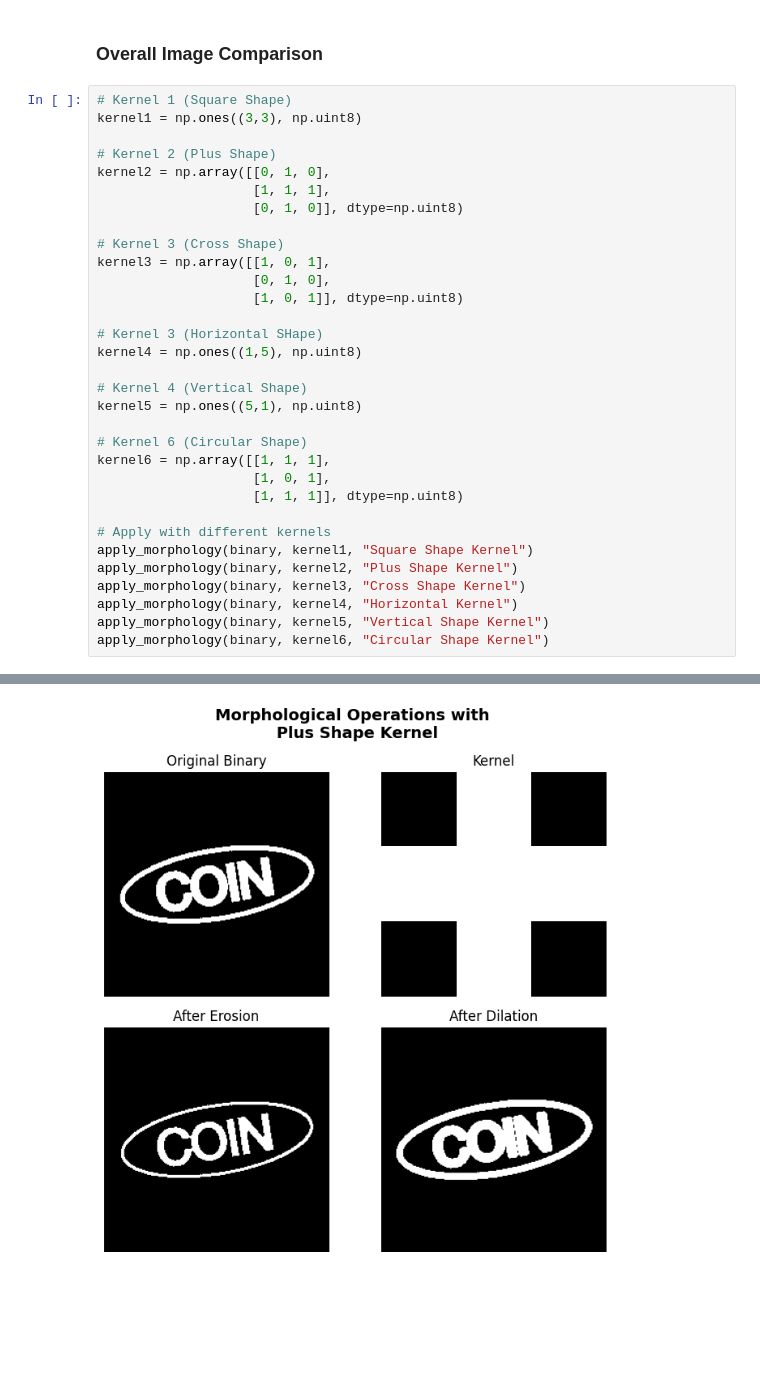
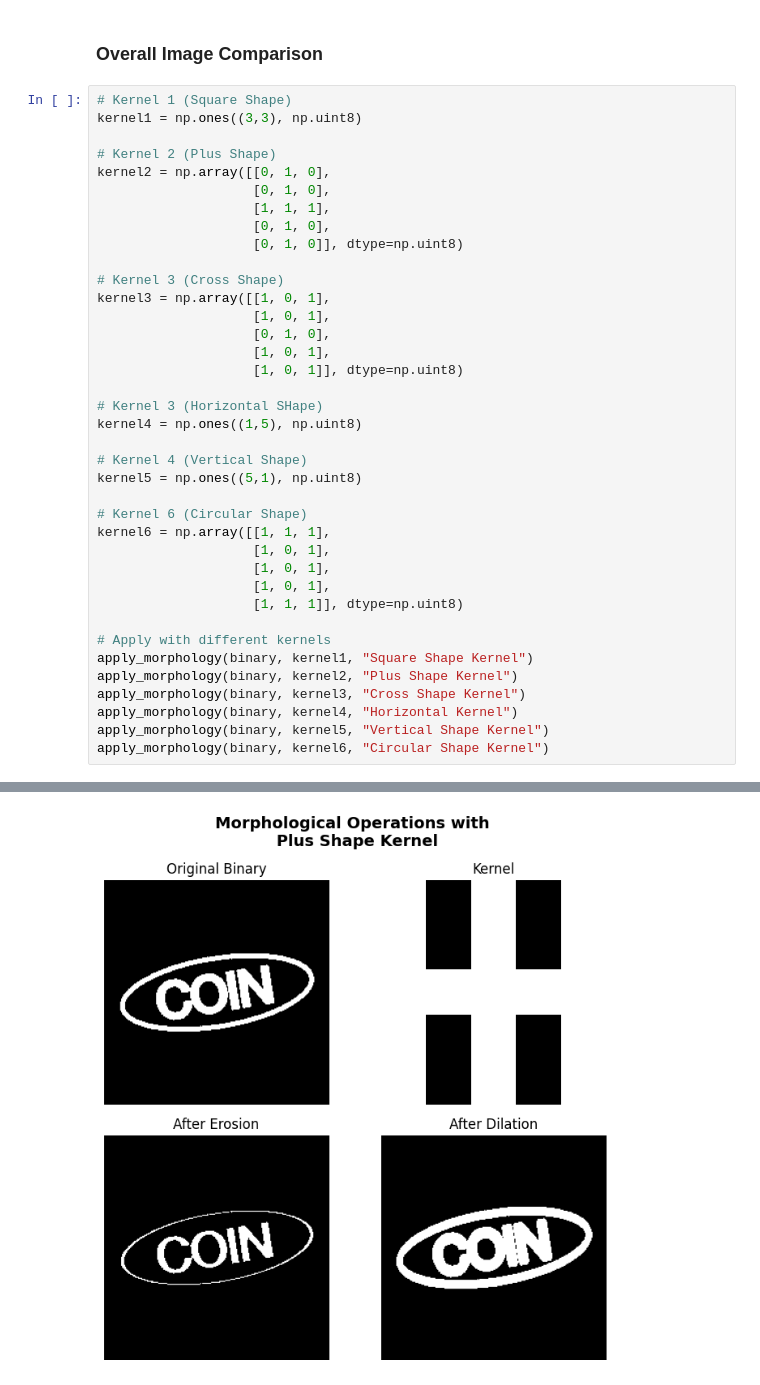
Before and after one commit to notyouriiz/Image_Processing, a Jupyter notebook: Assignment 1/Assignment_1.ipynb, the cells around one changed output, grey strips where cells are left out. Drawn from its saved outputs; the diff is of its cells as text; blank space fills up the shorter version.

```diff
--- a/Assignment 1/Assignment_1.ipynb
+++ b/Assignment 1/Assignment_1.ipynb
@@ -70,32 +70,38 @@ kernel1 = np.ones((3,3), np.uint8)
 
 # Kernel 2 (Plus Shape)
 kernel2 = np.array([[0, 1, 0],
+                    [0, 1, 0],
                     [1, 1, 1],
+                    [0, 1, 0],
                     [0, 1, 0]], dtype=np.uint8)
 
 # Kernel 3 (Cross Shape)
 kernel3 = np.array([[1, 0, 1],
+                    [1, 0, 1],
                     [0, 1, 0],
+                    [1, 0, 1],
                     [1, 0, 1]], dtype=np.uint8)
 
 # Kernel 3 (Horizontal SHape)
 kernel4 = np.ones((1,5), np.uint8)
 
 # Kernel 4 (Vertical Shape)
 kernel5 = np.ones((5,1), np.uint8)
 
 # Kernel 6 (Circular Shape)
 kernel6 = np.array([[1, 1, 1],
                     [1, 0, 1],
+                    [1, 0, 1],
+                    [1, 0, 1],
                     [1, 1, 1]], dtype=np.uint8)
 
 # Apply with different kernels
 apply_morphology(binary, kernel1, "Square Shape Kernel")
 apply_morphology(binary, kernel2, "Plus Shape Kernel")
 apply_morphology(binary, kernel3, "Cross Shape Kernel")
 apply_morphology(binary, kernel4, "Horizontal Kernel")
 apply_morphology(binary, kernel5, "Vertical Shape Kernel")
 apply_morphology(binary, kernel6, "Circular Shape Kernel")
 # %% [output]
 [figure]
-[figure, old version]
+[figure, new version]
```
Also changed, not shown: parts of 1 cell of this notebook, 1 other file.
